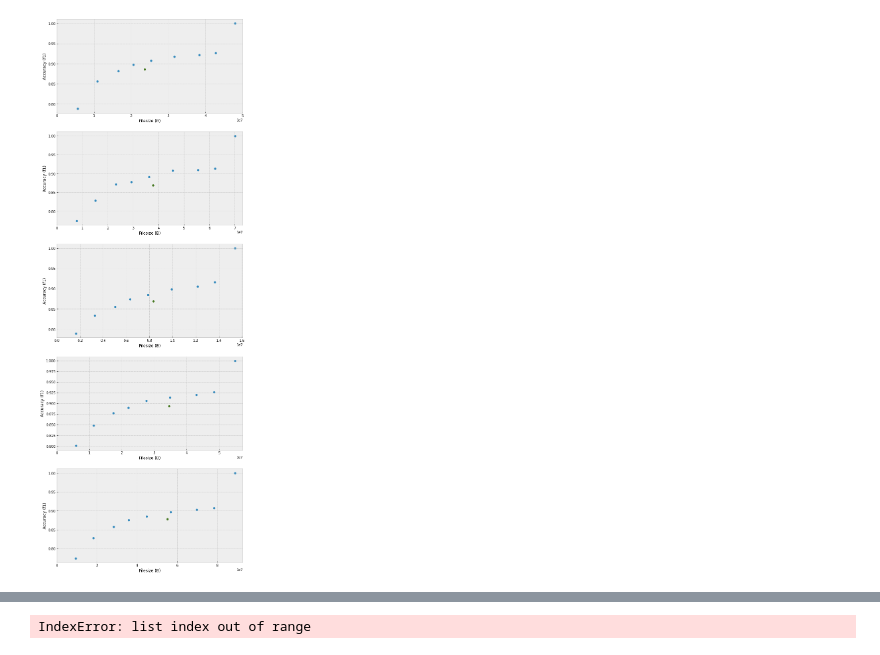
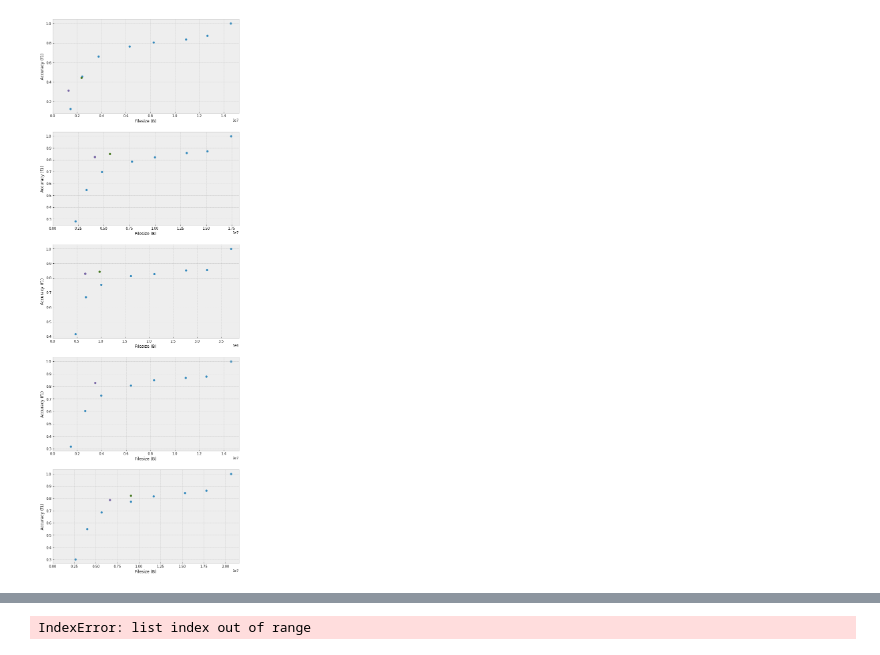
Before and after one commit to KuntaiDu/AccMPEG, a Jupyter notebook: visualize.ipynb, the cells around one changed output, grey strips where cells are left out. Saved outputs shown, nothing was run; the diff lists cells and outputs as text; code cells hidden in the pictures.

```diff
--- a/visualize.ipynb
+++ b/visualize.ipynb
@@ -2,7 +2,7 @@
 
 import matplotlib.pyplot as plt
 import yaml
-with open('stats_FPN_webm', 'r') as f:
+with open('stats_FPN_newsmoothing', 'r') as f:
     data_full = yaml.load(f.read())
 
 #plt.figure(figsize=(7, 5))
@@ -81,19 +81,40 @@ for i, video_name in enumerate(video_names):
     # # data_ = data_[-2:]
     # ax[i].scatter([i['bw'] for i in data_], [i[metric] for i in data_])
 
-    kws = ['blackgen_', 'bound_0.5', 'conv_5']
+    kws = ['blackgen_', 'bound_0.5_', 'conv_9']
     data_ = [i for i in data if all(kw in i['video_name'] for kw in kws)]
     data_ = sorted(data_, key=lambda x: -x[metric])
     # print(data_[0])
     # data_ = data_[-2:]
     ax[i].scatter([i['bw'] for i in data_], [i[metric] for i in data_])
 
-    kws = ['dds', 'conf']
+    kws = ['blackgennewsmooth_', 'bound_0.5_', 'conv_9']
     data_ = [i for i in data if all(kw in i['video_name'] for kw in kws)]
     data_ = sorted(data_, key=lambda x: -x[metric])
     # print(data_[0])
     # data_ = data_[-2:]
     ax[i].scatter([i['bw'] for i in data_], [i[metric] for i in data_])
+
+    kws = ['dds2']
+    data_ = [i for i in data if all(kw in i['video_name'] for kw in kws)]
+    data_ = sorted(data_, key=lambda x: -x[metric])
+    # print(data_[0])
+    # data_ = data_[-2:]
+    ax[i].scatter([i['bw'] for i in data_], [i[metric] for i in data_])
+
+    kws = ['eaar3']
+    data_ = [i for i in data if all(kw in i['video_name'] for kw in kws)]
+    data_ = sorted(data_, key=lambda x: -x[metric])
+    # print(data_[0])
+    # data_ = data_[-2:]
+    ax[i].scatter([i['bw'] for i in data_], [i[metric] for i in data_])
+
+    # kws = ['eaar']
+    # data_ = [i for i in data if all(kw in i['video_name'] for kw in kws)]
+    # data_ = sorted(data_, key=lambda x: -x[metric])
+    # # print(data_[0])
+    # # data_ = data_[-2:]
+    # ax[i].scatter([i['bw'] for i in data_], [i[metric] for i in data_])
 
 
     # kws = ['blackgen_dual_meas',  'qp_30_46']
@@ -129,34 +150,34 @@ for i, video_name in enumerate(video_names):
     # data_ = [i for i in data if all(kw in i['video_name'] for kw in kws)]
     # data_ = sorted(data_, key=lambda x: -x[metric])
     # # print(data_[0])
     # # data_ = data_[-2:]
     # ax[i].scatter([i['bw'] for i in data_], [i[metric] for i in data_])
 
     # kws = ['dds']
     # data_ = [i for i in data if all(kw in i['video_name'] for kw in kws)]
     # data_ = sorted(data_, key=lambda x: -x[metric])
     # # print(data_[0])
     # # data_ = data_[-2:]
     # ax[i].scatter([i['bw'] for i in data_], [i[metric] for i in data_])
 
 
     # kws = ['final_single', 'bound_0.3', 'conv_9']
     # data_ = [i for i in data if all(kw in i['video_name'] for kw in kws)]
     # data_ = sorted(data_, key=lambda x: -x[metric])
     # # print(data_[0])
     # # data_ = data_[-2:]
     # ax[i].scatter([i['bw'] for i in data_], [i[metric] for i in data_])
 
     # if i == 1:
     #     print(data_)
 
     ax[i].set_xlim(left=0)
     ax[i].set_ylabel('Accuracy (%s)' % metric)
     ax[i].set_xlabel('Filesize (B)')
 
 # fig.savefig('deeplab.png')
 # %% [output]
-[figure, old version]
+[figure, new version]
 # %%
 
 import matplotlib.pyplot as plt
```
Also changed, not shown: parts of 2 cells of this notebook, 37 other files.
